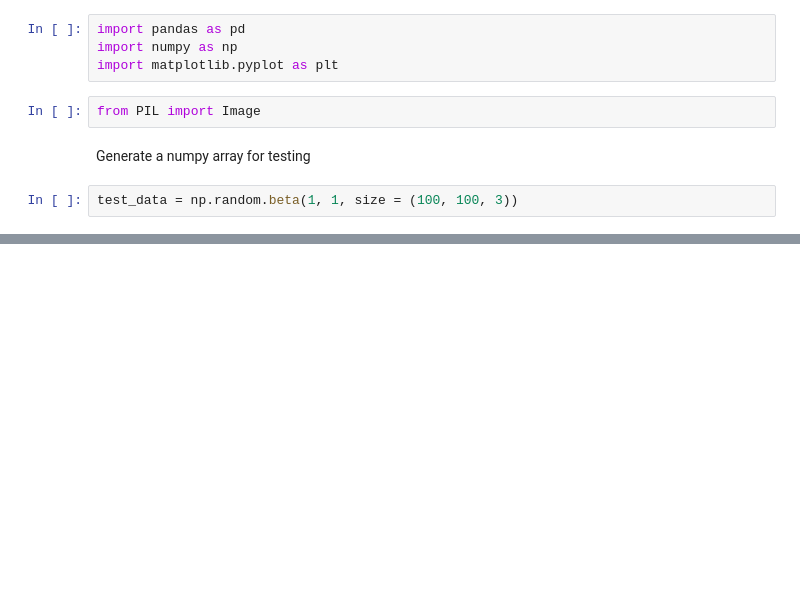
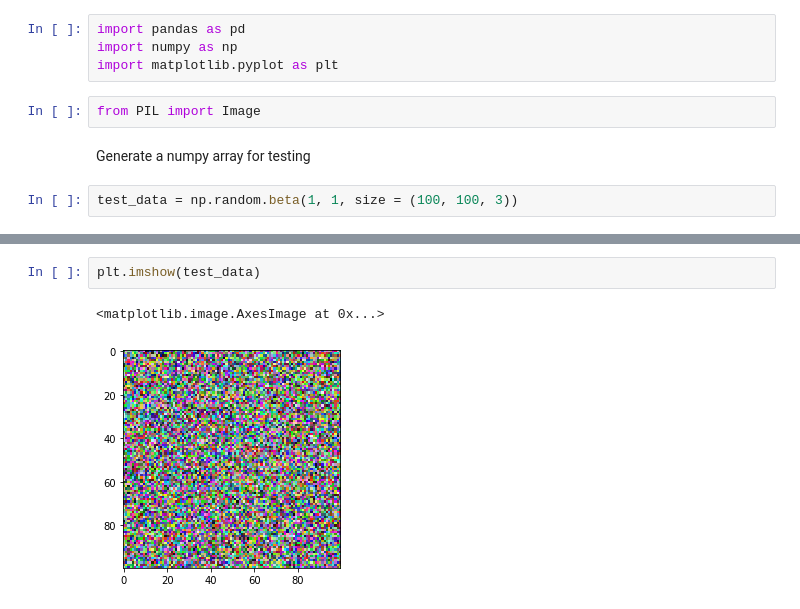
Before and after one commit to juansantateresa/juan, a Jupyter notebook: Projects/Naïve Bees Image Loading and Processing.ipynb, the cells around one changed output, grey strips where cells are left out. Saved outputs shown, nothing was run; the diff lists cells and outputs as text; blank space fills up the shorter version.

Commit message:
Image test

```diff
--- a/Projects/Naïve Bees Image Loading and Processing.ipynb
+++ b/Projects/Naïve Bees Image Loading and Processing.ipynb
@@ -42,0 +31,5 @@ Naïve Bees Image Loading and Processing.ipynb
+# %%
+plt.imshow(test_data)
+# %% [output]
+<matplotlib.image.AxesImage at 0x...>
+[figure, added]
```
Also changed, not shown: parts of 8 cells of this notebook.
